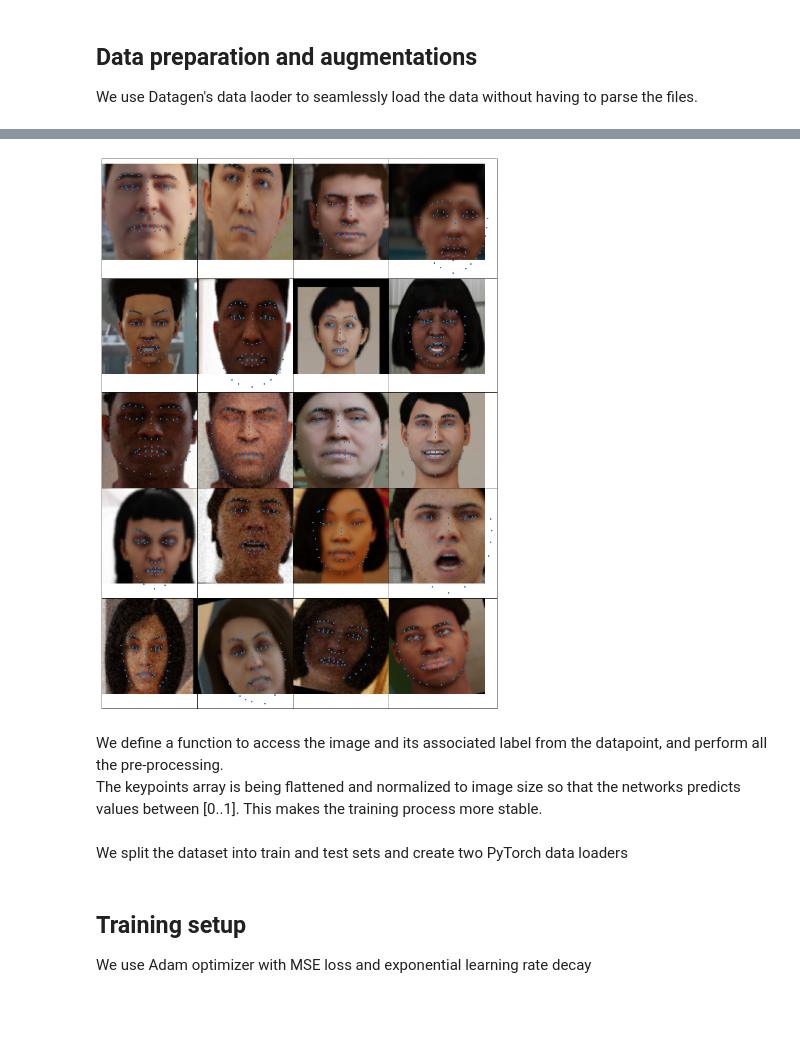
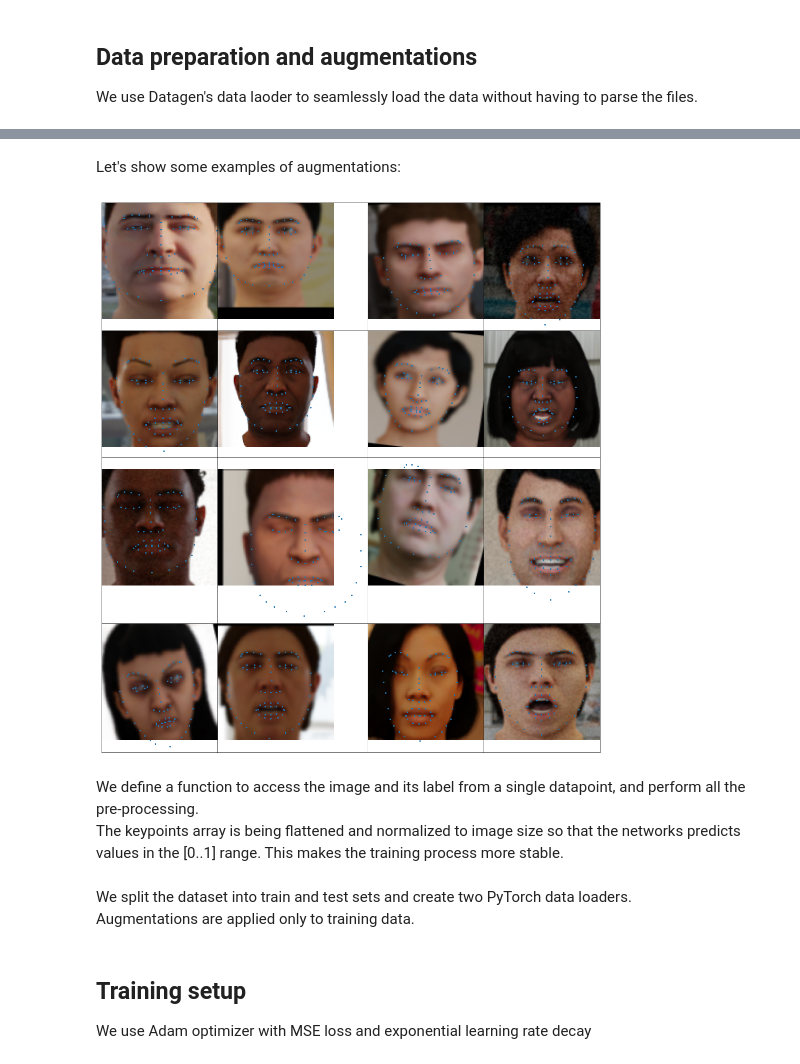
Before and after one commit to DatagenTech/dgutils, a Jupyter notebook: Notebooks/neural_network.ipynb, the cells around one changed output, grey strips where cells are left out. Drawn from its saved outputs; the diff is of its cells as text; code cells hidden in the pictures; blank space fills up the shorter version.

Commit message:
Cleaned up the neural_network notebook

```diff
--- a/Notebooks/neural_network.ipynb
+++ b/Notebooks/neural_network.ipynb
@@ -117,32 +107,36 @@ We will use gaussian blur and noise, horizontal flip, scaling, translation, rota
+# %%
+def augment(img, keypoints):
+    seq = iaa.Sometimes(0.8,
+            iaa.Sequential([
+                iaa.OneOf([
+                    iaa.GaussianBlur(sigma=(0, 2.0)),
+                    iaa.AdditiveGaussianNoise(scale=(0, 0.08*255))]),
+                iaa.OneOf([
+                    iaa.Affine(scale=(0.75, 1.25)),
+                    iaa.Affine(translate_percent=(0, 0.2)),
+                    iaa.Affine(rotate=(-20, 20))]),
+                iaa.Crop(percent=(0, 0.2))]))
+    img_augmented, keypoints_augmented = seq(images=[img], keypoints=[np.flip(keypoints)])
+    return img_augmented[0], np.flip(keypoints_augmented[0])
+# %% [markdown]
+Let's show some examples of augmentations:
 # %%
-def augment(img, keypoints):
-    seq = iaa.Sometimes(0.8,
-        iaa.Sequential([
-        iaa.OneOf([iaa.GaussianBlur(sigma=(0, 2.0)), iaa.AdditiveGaussianNoise(scale=(0, 0.08*255))]),
-        #iaa.Fliplr(0.5),
-        iaa.OneOf([iaa.Affine(scale=(0.75, 1.25)), iaa.Affine(translate_percent=(0, 0.2)), iaa.Affine(rotate=(-20, 20))]),
-        iaa.Crop(percent=(0, 0.2))]))
-    keypoints = KeypointsOnImage([Keypoint(x=pt[1], y=pt[0]) for pt in keypoints], shape=img.shape)
-    img_augmented, keypoints_augmented = seq(images=[img], keypoints=[keypoints])
-    return img_augmented[0], np.flip(keypoints_augmented[0].to_xy_array())
-
-
-fig_shape = np.array((5, 4))
+fig_shape = np.array((4, 4))
 fig_size = 5 * fig_shape
 fig = plt.figure(figsize=fig_size)
 grid = ImageGrid(fig, 111, nrows_ncols=fig_shape, axes_pad=0.)
 
 for i, ax in enumerate(grid):
     ax.get_xaxis().set_ticks([])
     ax.get_yaxis().set_ticks([])
     img_augmented, keypoints_augmented = augment(ds[i].visible_spectrum, ds[i].keypoints.face.standard.coords_2d)
     ax.imshow(img_augmented)
-    ax.scatter(keypoints_augmented[:, 1], keypoints_augmented[:, 0], s=4)
+    ax.scatter(*np.flip(keypoints_augmented).T, s=4)
 # %% [output]
-[figure, old version]
+[figure, new version]
 # %% [markdown]
-We define a function to access the image and its associated label from the datapoint, and perform all the pre-processing.<br>
-The keypoints array is being flattened and normalized to image size so that the networks predicts values between [0..1]. This makes the training process more stable.
+We define a function to access the image and its label from a single datapoint, and perform all the pre-processing.<br>
+The keypoints array is being flattened and normalized to image size so that the networks predicts values in the [0..1] range. This makes the training process more stable.
 # %%
 def Xy_accessor(dp, with_augmentations=False):
     img = dp.visible_spectrum
@@ -153,7 +147,8 @@ def Xy_accessor(dp, with_augmentations=False):
     keypoints = torch.tensor((keypoints.flatten()/IMG_SIZE).astype('float32'))
     return img, keypoints
 # %% [markdown]
-We split the dataset into train and test sets and create two PyTorch data loaders
+We split the dataset into train and test sets and create two PyTorch data loaders. <br>
+Augmentations are applied only to training data.
 # %%
 train_set_size = int(TRAIN_TEST_RATIO * len(ds))
 training_data = DGDataset(ds[:train_set_size], Xy_accessor, with_augmentations=True)
```
Also changed, not shown: parts of 11 cells of this notebook, 1 other file.
